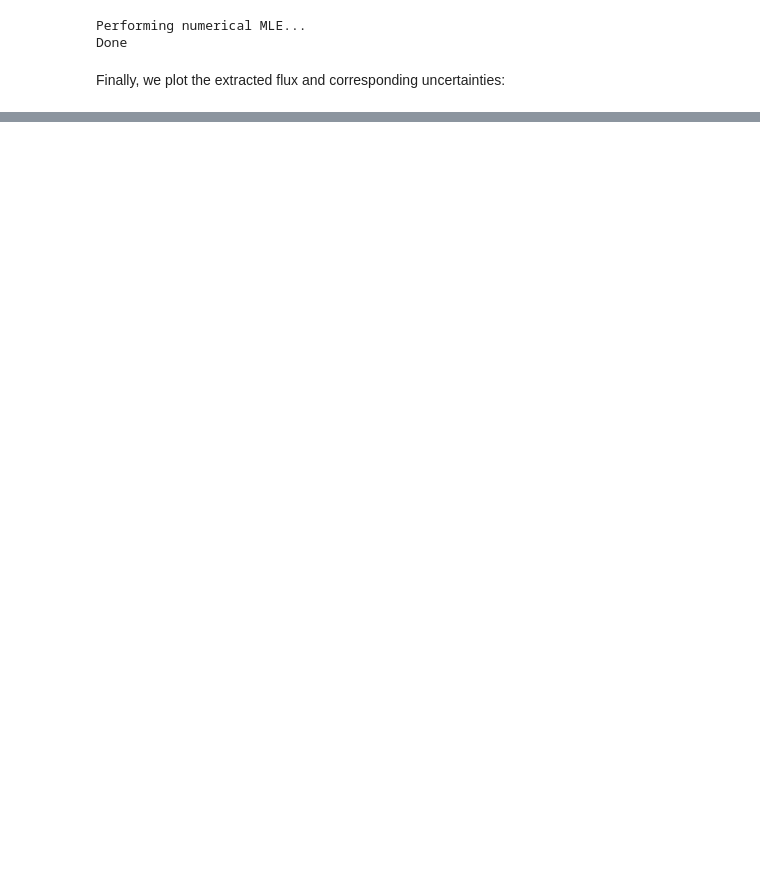
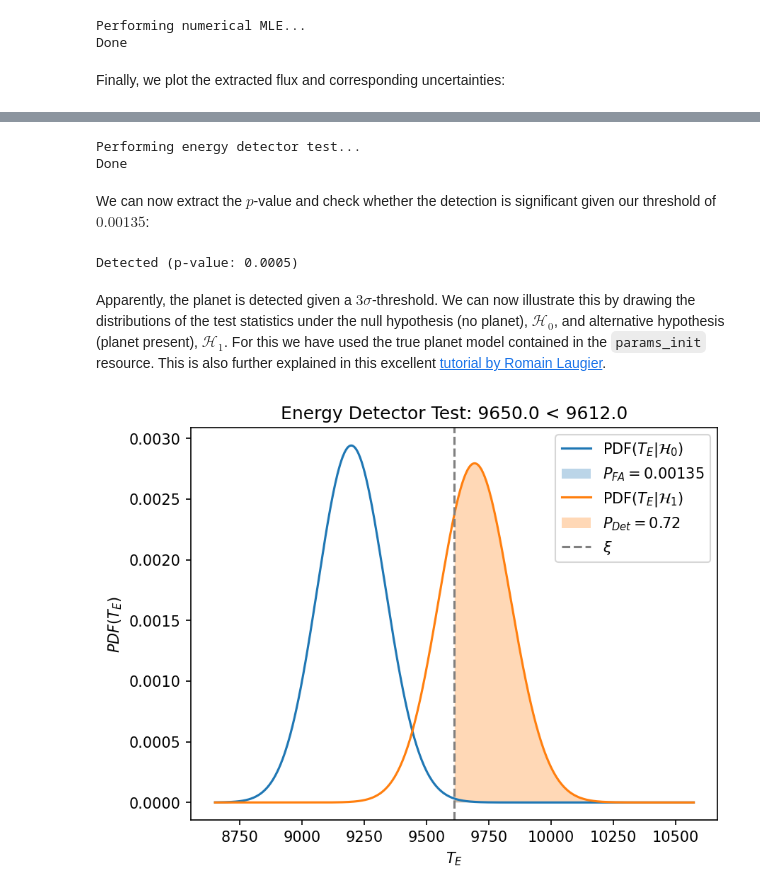
Before and after one commit to pahuber/LIFEsimMC, a Jupyter notebook: docs/tutorials/first_example.ipynb, the cells around one changed output, grey strips where cells are left out. Drawn from its saved outputs; the diff is of its cells as text; code cells hidden in the pictures; blank space fills up the shorter version.

```diff
--- a/docs/tutorials/first_example.ipynb
+++ b/docs/tutorials/first_example.ipynb
@@ -225,0 +254,57 @@ plt.show()
+# %%
+module = EnergyDetectorTestModule(
+    n_setup_in="setup",
+    n_data_in='data_norm',
+    n_transformation_in='norm',
+    n_planet_params_in='params_init',
+    n_test_out='test_ed',
+    pfa=0.00135  # Corresponds to a 3 sigma detection threshold
+)
+pipeline.add_module(module)
+pipeline.run()
+# %% [output]
+Performing energy detector test...
+Done
+# %% [markdown]
+We can now extract the $p$-value and check whether the detection is significant given our threshold of $0.00135$:
+# %%
+# Get resource and extract parameters
+test_ed = pipeline.get_resource('test_ed')
+pfa = test_ed.probability_false_alarm
+p_value = test_ed.p_value
+
+# Print detection result
+if p_value <= pfa:
+    print(f'Detected (p-value: {np.round(p_value, 4)})')
+else:
+    print(f'Not detected (p-value: {np.round(p_value, 4)})')
+# %% [output]
+Detected (p-value: 0.0005)
+# %% [markdown]
+Apparently, the planet is detected given a $3\sigma$-threshold. We can now illustrate this by drawing the distributions of the test statistics under the null hypothesis (no planet), $\mathcal{H}_0$, and alternative hypothesis (planet present), $\mathcal{H}_1$. For this we have used the true planet model contained in the `params_init` resource. This is also further explained in this excellent [tutorial by Romain Laugier](https://github.com/rlaugier/detection_tutorial/blob/master/detection_tutorial.ipynb).
+# %%
+# Extract parameters
+test_h1 = test_ed.test_statistic_h1
+test_h0 = test_ed.test_statistic_h0
+xsi = test_ed.threshold_xsi
+xtx = test_ed.model_length_xtx
+ndim = test_ed.dimensions
+pdet = test_ed.detection_probability
+
+# Plot distributions
+z = np.linspace(0.9 * xsi, 1.1 * xsi, 1000)
+zdet = z[z > xsi]
+zndet = z[z < xsi]
+fig = plt.figure(dpi=150)
+plt.title(f'Energy Detector Test: {np.round(test_h1, 0)} < {np.round(xsi, 0)}')
+plt.plot(z, ncx2.pdf(z, df=ndim, nc=0), label=f"PDF($T_{{E}} | \mathcal{{H}}_0$)")
+plt.fill_between(zdet, ncx2.pdf(zdet, df=ndim, nc=0), alpha=0.3, label=f"$P_{{FA}}={pfa}$")
+plt.plot(z, ncx2.pdf(z, df=ndim, nc=xtx), label=f"PDF($T_{{E}}| \mathcal{{H}}_1$)")
+plt.fill_between(zdet, ncx2.pdf(zdet, df=ndim, nc=xtx), alpha=0.3, label=f"$P_{{Det}}={np.round(pdet, 2)}$")
+plt.axvline(xsi, color="gray", linestyle="--", label=f"$\\xi$")
+plt.xlabel(f"$T_{{E}}$")
+plt.ylabel(f"$PDF(T_{{E}})$")
+plt.legend()
+plt.show()
+# %% [output]
+[figure, added]
```
Also changed, not shown: parts of 23 cells of this notebook, 10 other files.
